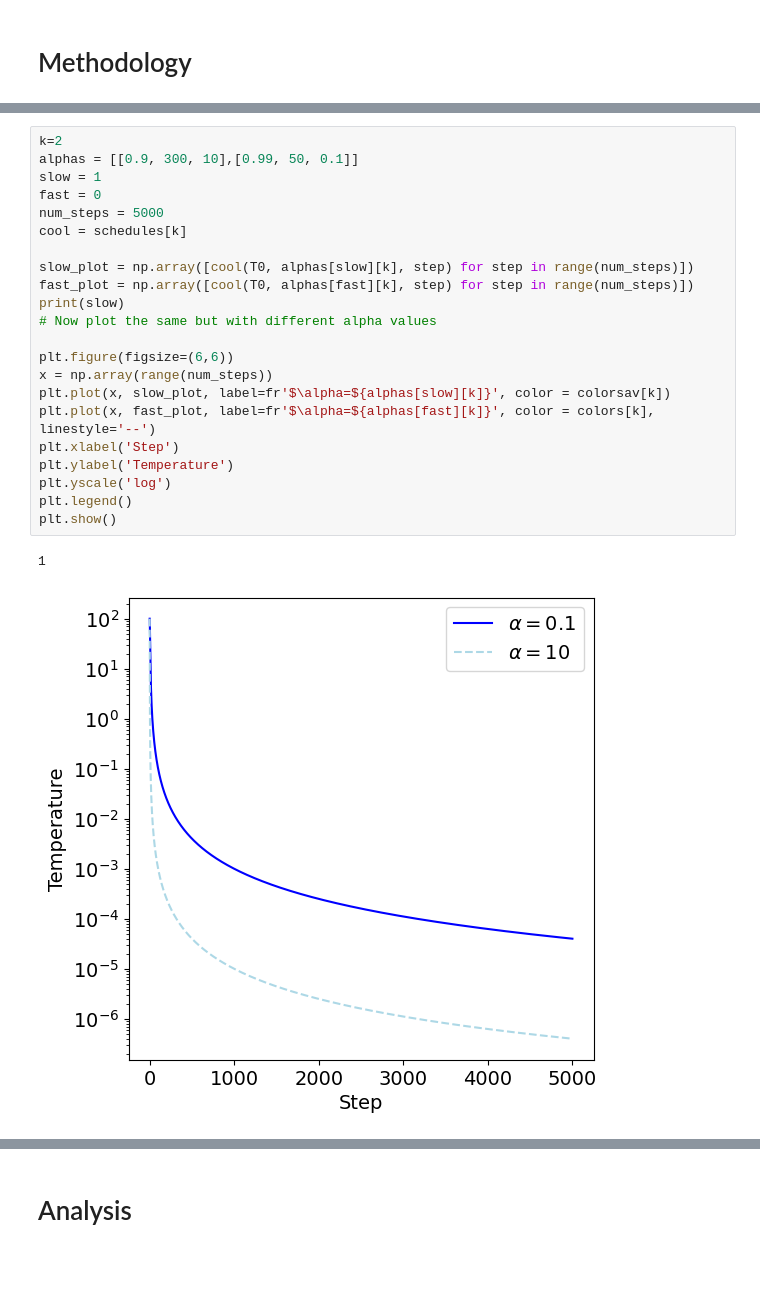
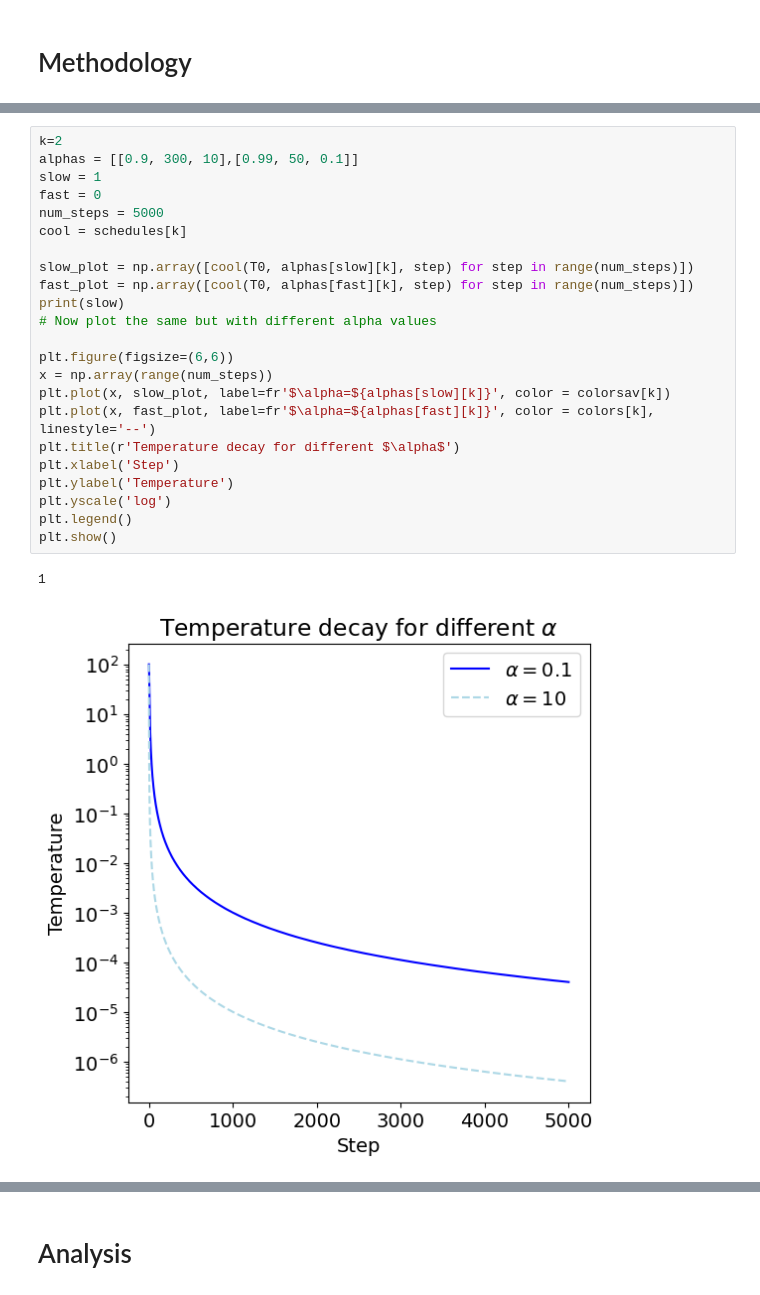
Before and after one commit to ACGuerrero/traveling_salesman, a Jupyter notebook: code/final.ipynb, the cells around one changed output, grey strips where cells are left out. Drawn from its saved outputs; the diff is of its cells as text; blank space fills up the shorter version.

```diff
--- a/code/final.ipynb
+++ b/code/final.ipynb
@@ -206,25 +305,26 @@ plt.show()
 # %%
 k=2
 alphas = [[0.9, 300, 10],[0.99, 50, 0.1]]
 slow = 1
 fast = 0
 num_steps = 5000
 cool = schedules[k]
 
 slow_plot = np.array([cool(T0, alphas[slow][k], step) for step in range(num_steps)])
 fast_plot = np.array([cool(T0, alphas[fast][k], step) for step in range(num_steps)])
 print(slow)
 # Now plot the same but with different alpha values
 
 plt.figure(figsize=(6,6))
 x = np.array(range(num_steps))
 plt.plot(x, slow_plot, label=fr'$\alpha=${alphas[slow][k]}', color = colorsav[k])
 plt.plot(x, fast_plot, label=fr'$\alpha=${alphas[fast][k]}', color = colors[k], linestyle='--')
+plt.title(r'Temperature decay for different $\alpha$')
 plt.xlabel('Step')
 plt.ylabel('Temperature')
 plt.yscale('log')
 plt.legend()
 plt.show()
 # %% [output]
 1
-[figure, old version]
+[figure, new version]
```
Also changed, not shown: parts of 15 cells of this notebook, 45 other files.
